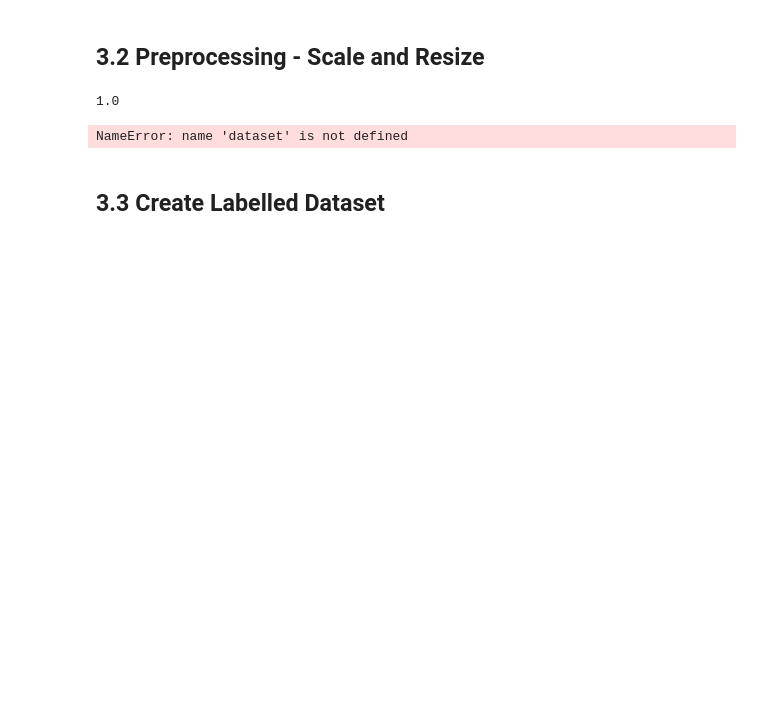
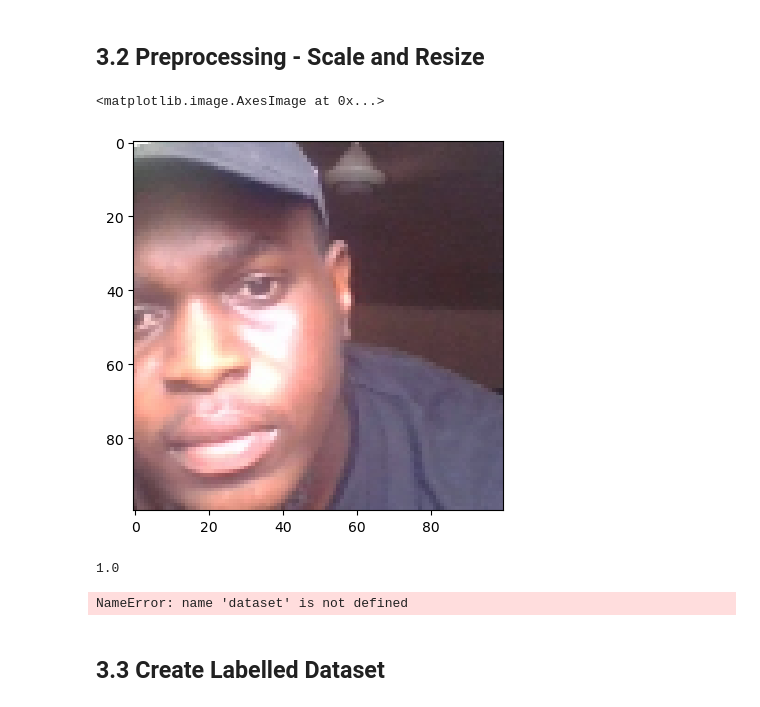
Before and after one commit to shepherrrd/Project-Management-MotionSensor, a Jupyter notebook: FaceRecognition/Model.ipynb, the cells around one changed output. Saved outputs shown, nothing was run; the diff lists cells and outputs as text; code cells hidden in the pictures; blank space fills up the shorter version.

```diff
--- a/FaceRecognition/Model.ipynb
+++ b/FaceRecognition/Model.ipynb
@@ -148,7 +175,7 @@ def data_aug(img):
 import os
 import uuid
 # %%
-img_path = os.path.join(ANC_PATH, '924e839c-135f-11ec-b54e-a0cec8d2d278.jpg')
+img_path = os.path.join(ANC_PATH, 'd6f7d6dc-83a7-11ee-b2fc-8cec4b08e8e0.jpg')
 img = cv2.imread(img_path)
 augmented_images = data_aug(img)
 
@@ -198,3 +224,9 @@ img = preprocess('data\\anchor\\a4e73462-135f-11ec-9e6e-a0cec8d2d278.jpg')
+# %%
+img = preprocess('data\\anchor\\d6f7d6dc-83a7-11ee-b2fc-8cec4b08e8e0.jpg')
+plt.imshow(img)
+# %% [output]
+<matplotlib.image.AxesImage at 0x...>
+[figure, added]
 # %%
 img.numpy().max()
 # %% [output]
```
Also changed, not shown: parts of 21 cells of this notebook.
